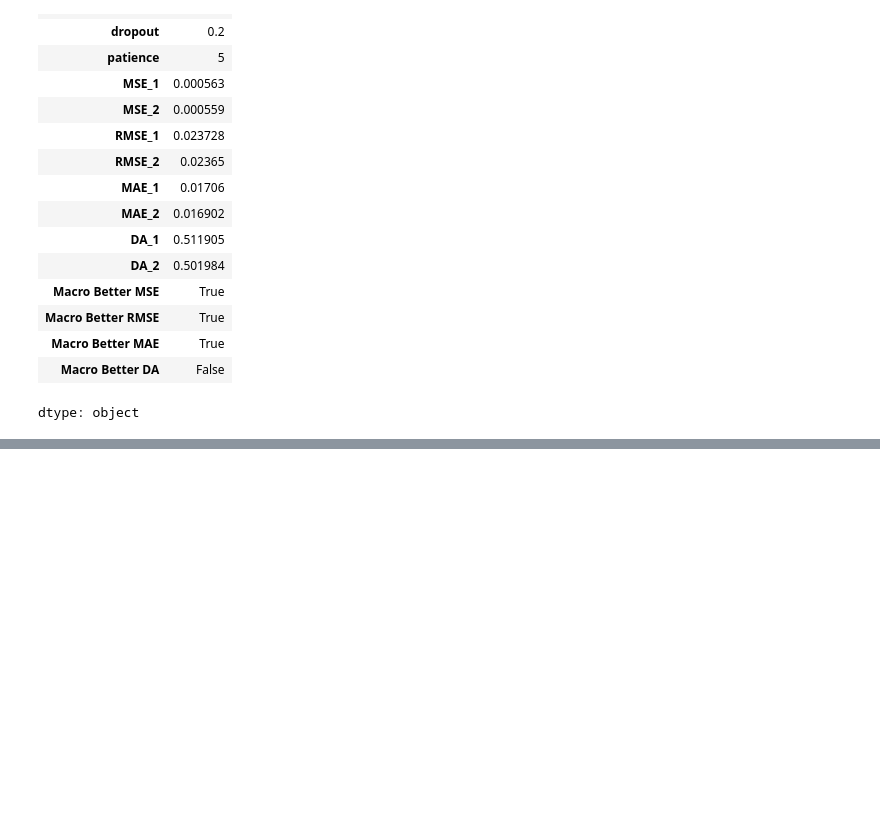
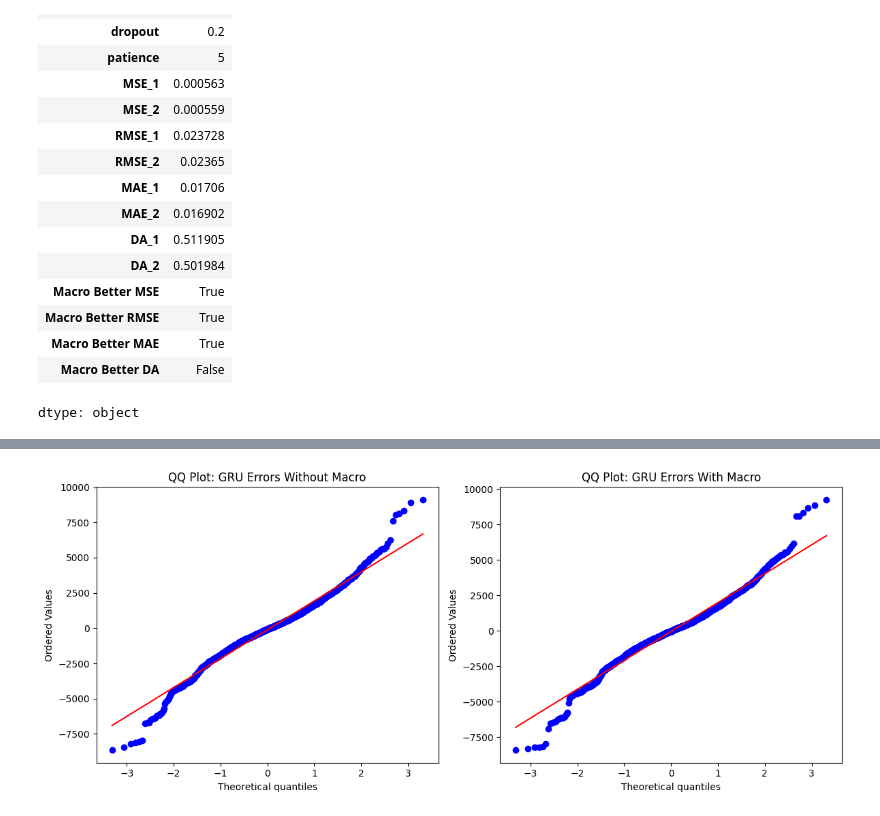
Before and after one commit to NichBry25/BitcoinPricePrediction, a Jupyter notebook: BTCForecasting_GRU.ipynb, the cells around one changed output, grey strips where cells are left out. Cells and saved outputs as stored; diff of their text form; code cells hidden in the pictures; blank space fills up the shorter version.

```diff
--- a/BTCForecasting_GRU.ipynb
+++ b/BTCForecasting_GRU.ipynb
@@ -644,0 +524,15 @@ plt.show()
+# %%
+plt.figure(figsize=(12,5))
+
+plt.subplot(1,2,1)
+stats.probplot(all_err_1, dist="norm", plot=plt)
+plt.title("QQ Plot: GRU Errors Without Macro")
+
+plt.subplot(1,2,2)
+stats.probplot(all_err_2, dist="norm", plot=plt)
+plt.title("QQ Plot: GRU Errors With Macro")
+
+plt.tight_layout()
+plt.show()
+# %% [output]
+[figure, added]
```
Also changed, not shown: parts of 63 cells of this notebook.
